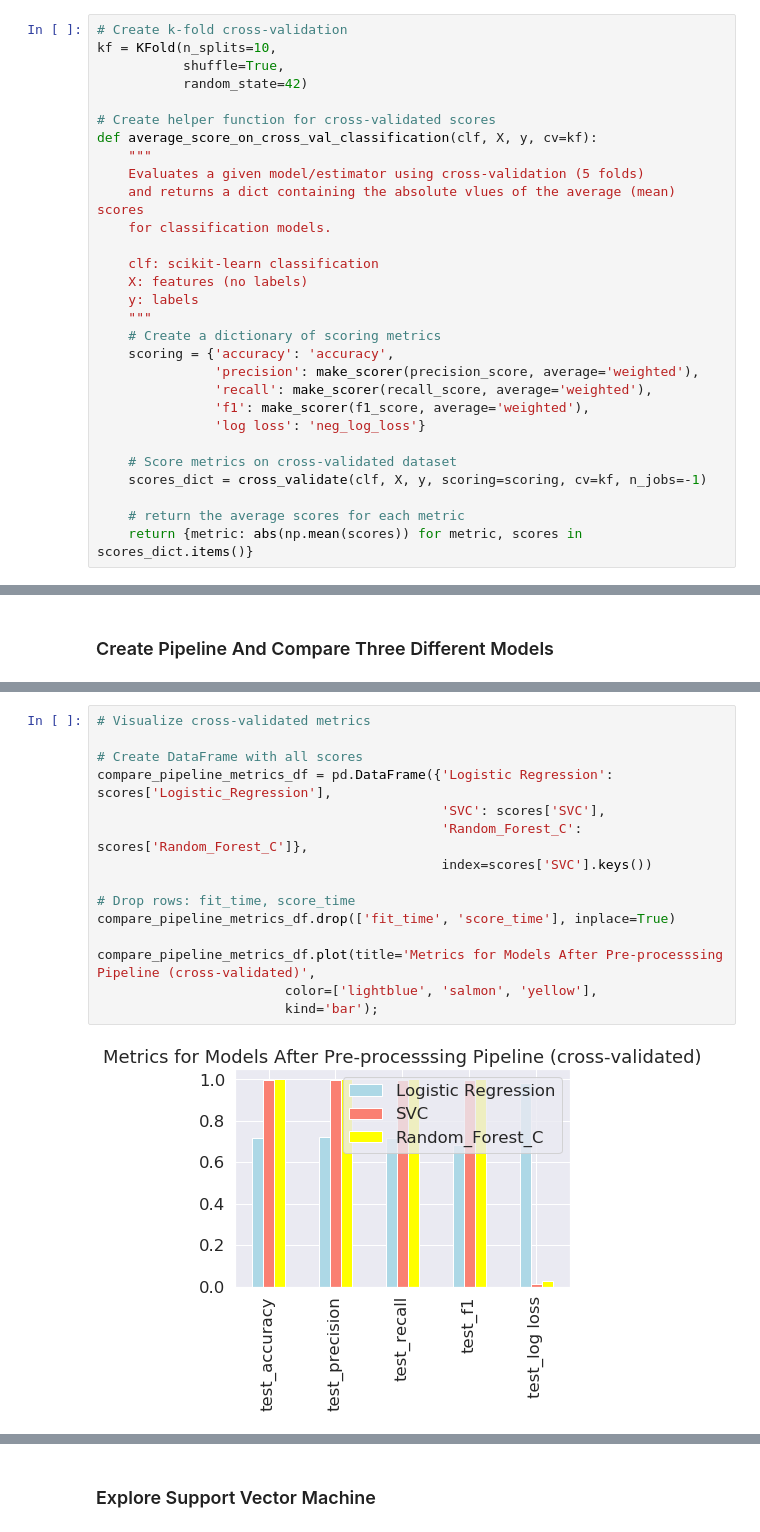
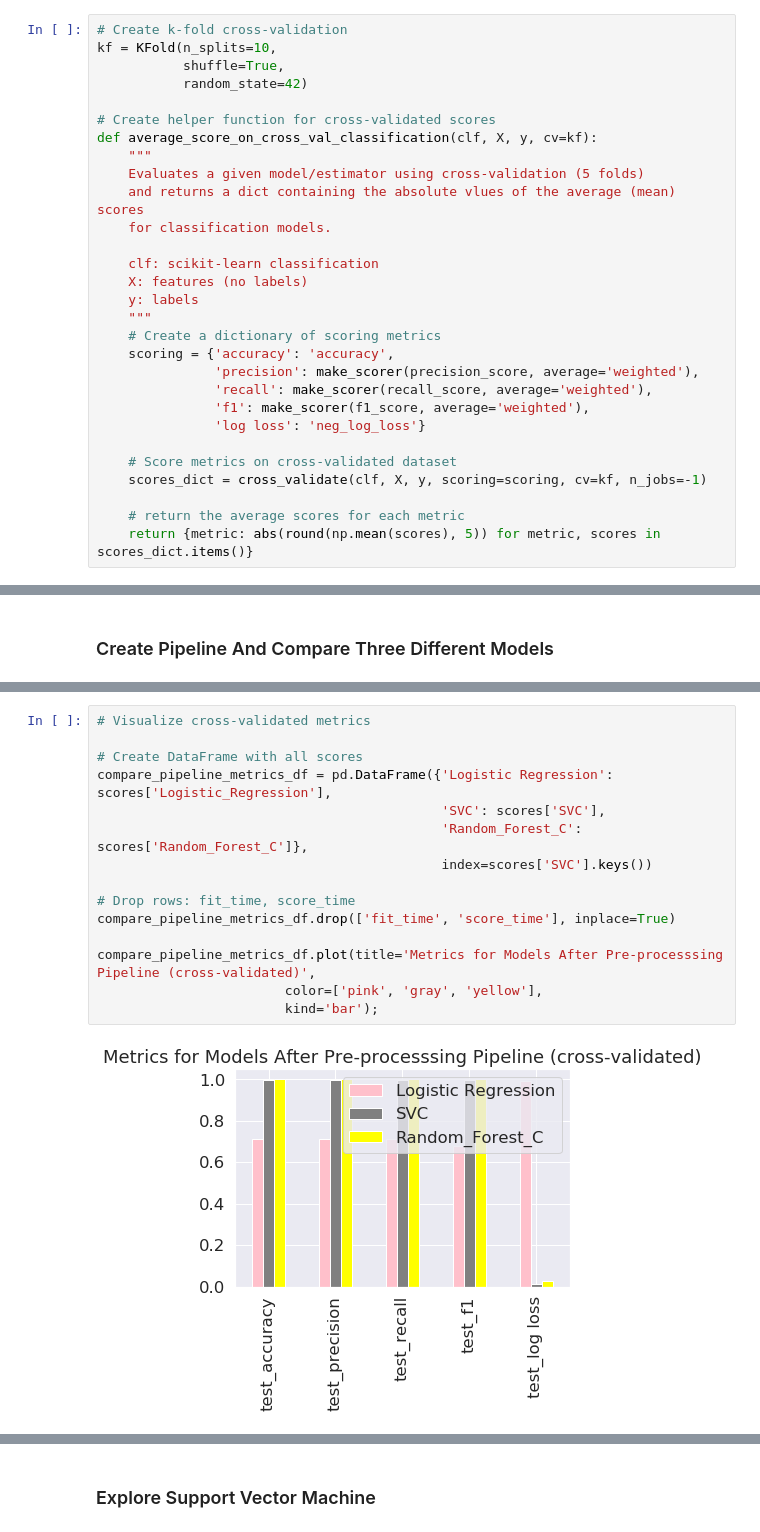
Before and after one commit to sophiabrandt/ZTM-Complete-Machine-Learning-Data-Science, a Jupyter notebook: notebooks/otto/kaggle-otto.ipynb, the cells around one changed output, grey strips where cells are left out. Cells and saved outputs as stored; diff of their text form.

```diff
--- a/notebooks/otto/kaggle-otto.ipynb
+++ b/notebooks/otto/kaggle-otto.ipynb
@@ -287,5 +290,5 @@ def average_score_on_cross_val_classification(clf, X, y, cv=kf):
     scores_dict = cross_validate(clf, X, y, scoring=scoring, cv=kf, n_jobs=-1)
 
     # return the average scores for each metric
-    return {metric: abs(np.mean(scores)) for metric, scores in scores_dict.items()}
+    return {metric: abs(round(np.mean(scores), 5)) for metric, scores in scores_dict.items()}
 # %%
@@ -494,17 +526,17 @@ scores
 # %%
 # Visualize cross-validated metrics
 
 # Create DataFrame with all scores
 compare_pipeline_metrics_df = pd.DataFrame({'Logistic Regression': scores['Logistic_Regression'],
                                             'SVC': scores['SVC'],
                                             'Random_Forest_C': scores['Random_Forest_C']},
                                             index=scores['SVC'].keys())
 
 # Drop rows: fit_time, score_time
 compare_pipeline_metrics_df.drop(['fit_time', 'score_time'], inplace=True)
 
 compare_pipeline_metrics_df.plot(title='Metrics for Models After Pre-processsing Pipeline (cross-validated)',
-                        color=['lightblue', 'salmon', 'yellow'],
+                        color=['pink', 'gray', 'yellow'],
                         kind='bar');
 # %% [output]
-[figure, old version]
+[figure, new version]
```
Also changed, not shown: parts of 29 cells of this notebook.
